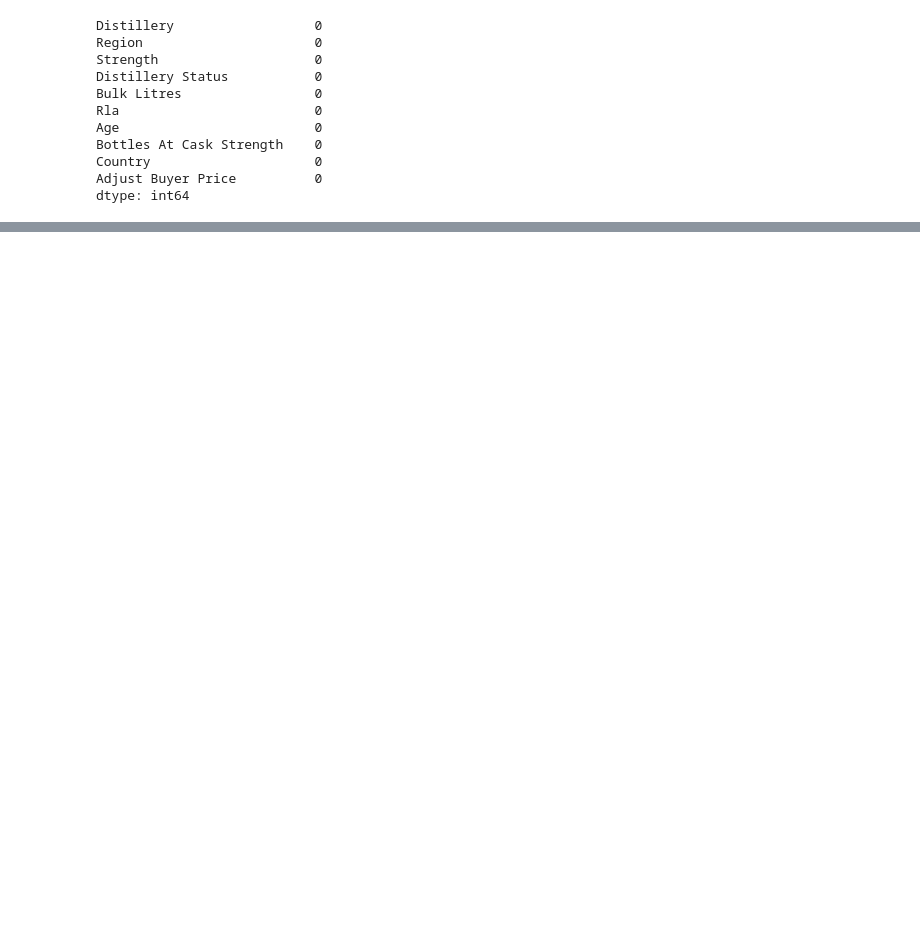
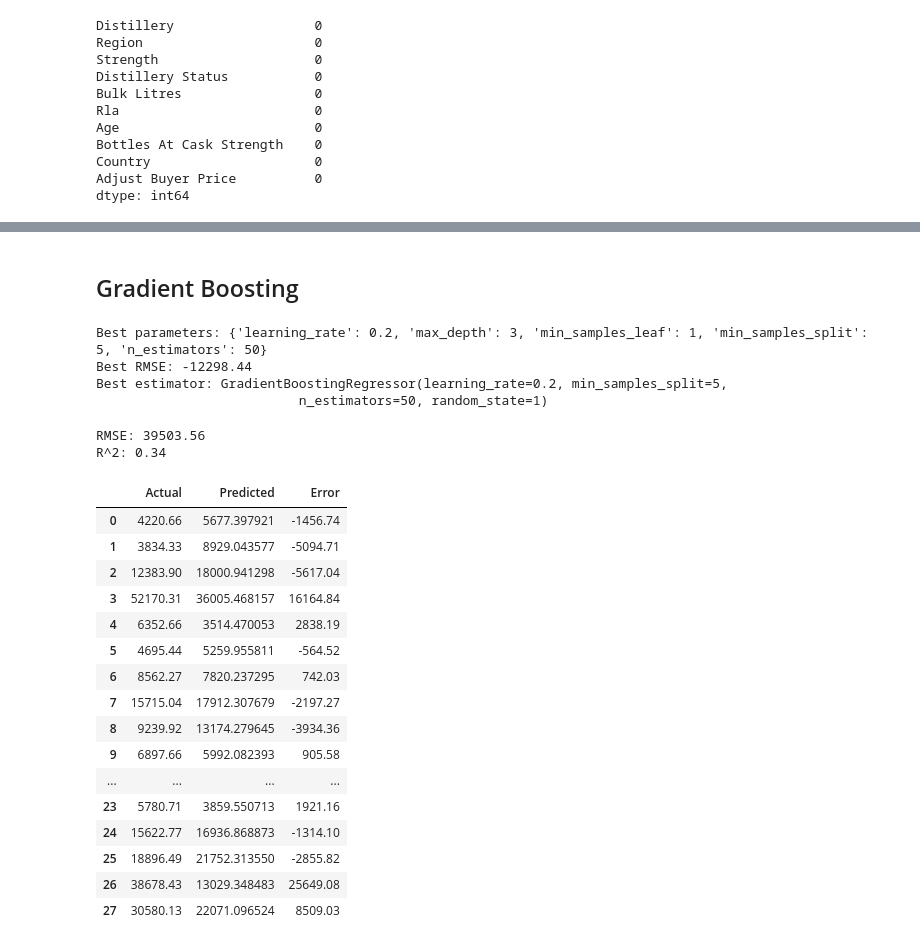
Before and after one commit to joaopaivaa/Cask-Worth, a Jupyter notebook: model.ipynb, the cells around one changed output, grey strips where cells are left out. Cells and saved outputs as stored; diff of their text form; code cells hidden in the pictures; blank space fills up the shorter version.

```diff
--- a/model.ipynb
+++ b/model.ipynb
@@ -323,0 +552,70 @@ x_train.shape, x_test.shape, y_train.shape, y_test.shape
+# %% [markdown]
+## Gradient Boosting
+# %%
+from sklearn.ensemble import GradientBoostingRegressor
+
+model = GradientBoostingRegressor(random_state=1)
+
+param_grid = {
+    'n_estimators': [50, 100, 200],
+    'learning_rate': [0.01, 0.05, 0.1, 0.2],
+    'max_depth': [3, 5, 10],
+    'min_samples_split': [2, 5, 10],
+    'min_samples_leaf': [1, 2, 4]
+}
+
+grid_search = GridSearchCV(
+    estimator=model,
+    param_grid=param_grid,
+    cv=5,
+    scoring='neg_root_mean_squared_error',
+    n_jobs=-1
+)
+
+grid_search.fit(x_train, y_train)
+
+print(f"Best parameters: {grid_search.best_params_}")
+print(f"Best RMSE: {grid_search.best_score_:.2f}")
+print(f"Best estimator: {grid_search.best_estimator_}")
+
+best_model = grid_search.best_estimator_
+
+y_pred = best_model.predict(x_test)
+# %% [output]
+Best parameters: {'learning_rate': 0.2, 'max_depth': 3, 'min_samples_leaf': 1, 'min_samples_split': 5, 'n_estimators': 50}
+Best RMSE: -12298.44
+Best estimator: GradientBoostingRegressor(learning_rate=0.2, min_samples_split=5,
+                          n_estimators=50, random_state=1)
+# %%
+pred_vs_test = pd.DataFrame({'Actual': y_test.values, 'Predicted': y_pred})
+pred_vs_test['Error'] = round(pred_vs_test['Actual'] - pred_vs_test['Predicted'], 2)
+
+rmse = np.sqrt(np.mean(pred_vs_test['Error']**2))
+print(f"RMSE: {rmse:.2f}")
+
+r2 = r2_score(y_test, y_pred)
+print(f'R^2: {r2:.2f}')
+
+models_metrics['Linear Regression'] = {'RMSE': rmse, 'R^2': r2}
+
+pred_vs_test
+# %% [output]
+RMSE: 39503.56
+R^2: 0.34
+|  | Actual | Predicted | Error |
+| 0 | 4220.66 | 5677.397921 | -1456.74 |
+| 1 | 3834.33 | 8929.043577 | -5094.71 |
+| 2 | 12383.90 | 18000.941298 | -5617.04 |
+| 3 | 52170.31 | 36005.468157 | 16164.84 |
+| 4 | 6352.66 | 3514.470053 | 2838.19 |
+| 5 | 4695.44 | 5259.955811 | -564.52 |
+| 6 | 8562.27 | 7820.237295 | 742.03 |
+| 7 | 15715.04 | 17912.307679 | -2197.27 |
+| 8 | 9239.92 | 13174.279645 | -3934.36 |
+| 9 | 6897.66 | 5992.082393 | 905.58 |
+| ... | ... | ... | ... |
+| 23 | 5780.71 | 3859.550713 | 1921.16 |
+| 24 | 15622.77 | 16936.868873 | -1314.10 |
+| 25 | 18896.49 | 21752.313550 | -2855.82 |
+| 26 | 38678.43 | 13029.348483 | 25649.08 |
+| 27 | 30580.13 | 22071.096524 | 8509.03 |
```
Also changed, not shown: parts of 24 cells of this notebook.
